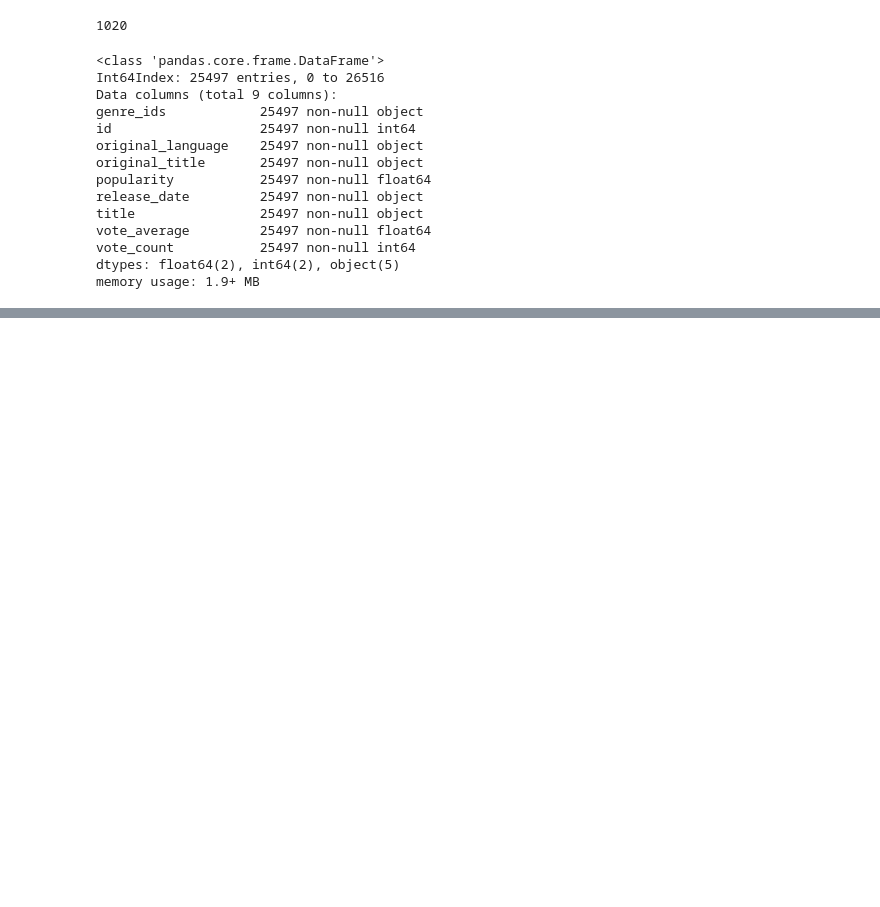
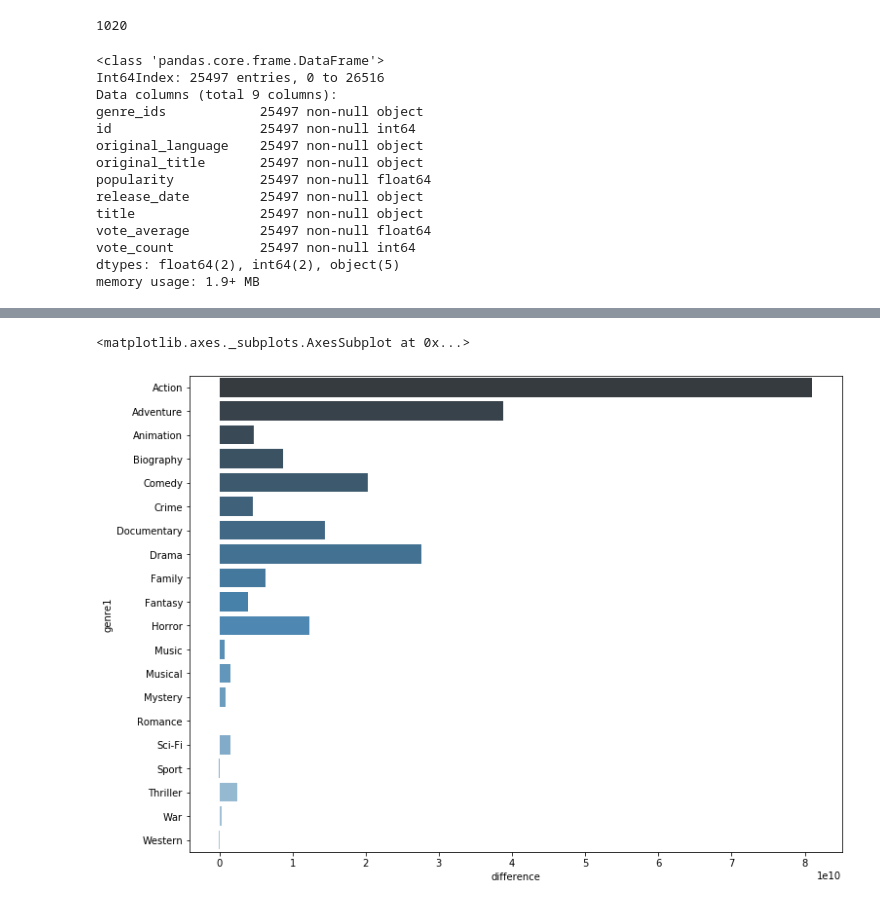
Before and after one commit to Aper012/Phase-1-project, a Jupyter notebook: Question 2.ipynb, the cells around one changed output, grey strips where cells are left out. Saved outputs shown, nothing was run; the diff lists cells and outputs as text; code cells hidden in the pictures; blank space fills up the shorter version.

```diff
--- a/Question 2.ipynb
+++ b/Question 2.ipynb
@@ -218,0 +535,2 @@ tmdb_movies_df.head()
+# %%
+movie_genre = movie_details_df.groupby(by =['genre1']).sum()
@@ -218,0 +541,6 @@ tmdb_movies_df.head()
+# %%
+plt.figure(figsize = (12,9))
+sns.barplot(x = 'difference', y = 'genre1', data = movie_genre, palette = 'Blues_d')
+# %% [output]
+<matplotlib.axes._subplots.AxesSubplot at 0x...>
+[figure, added]
```
Also changed, not shown: parts of 64 cells of this notebook, 1 other file.
